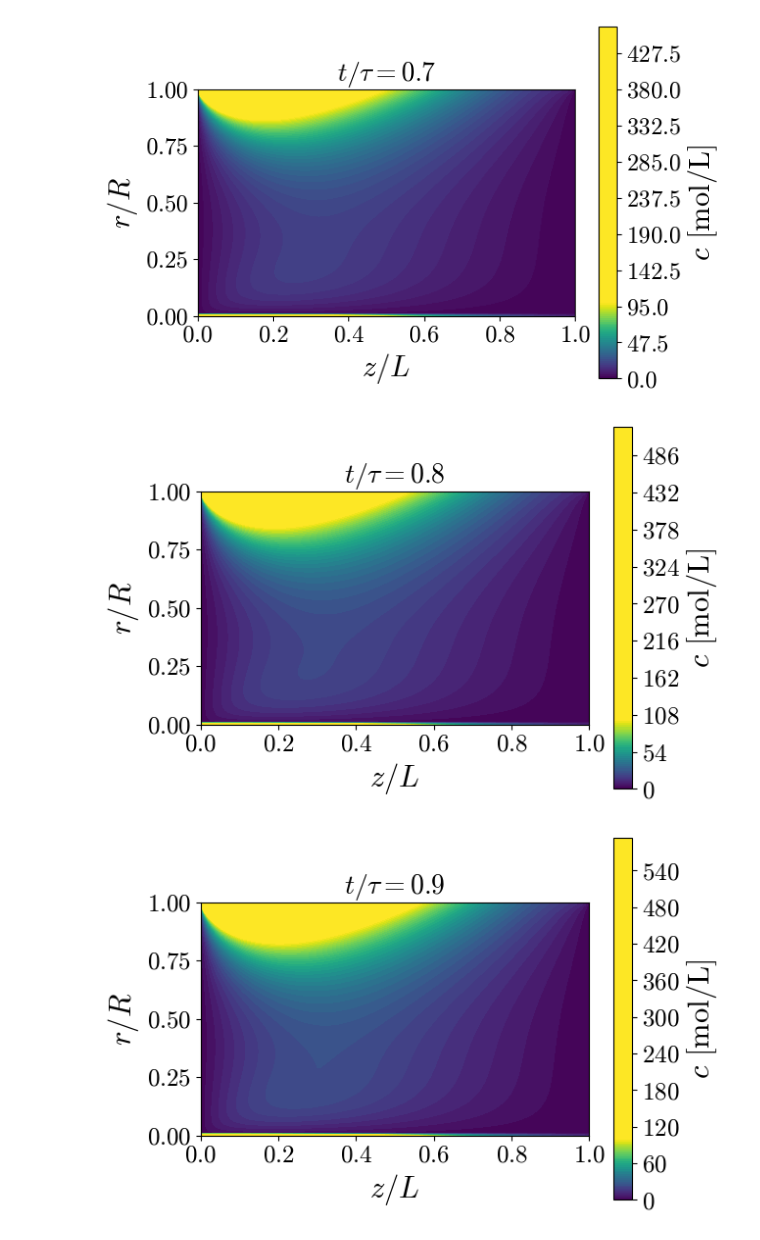
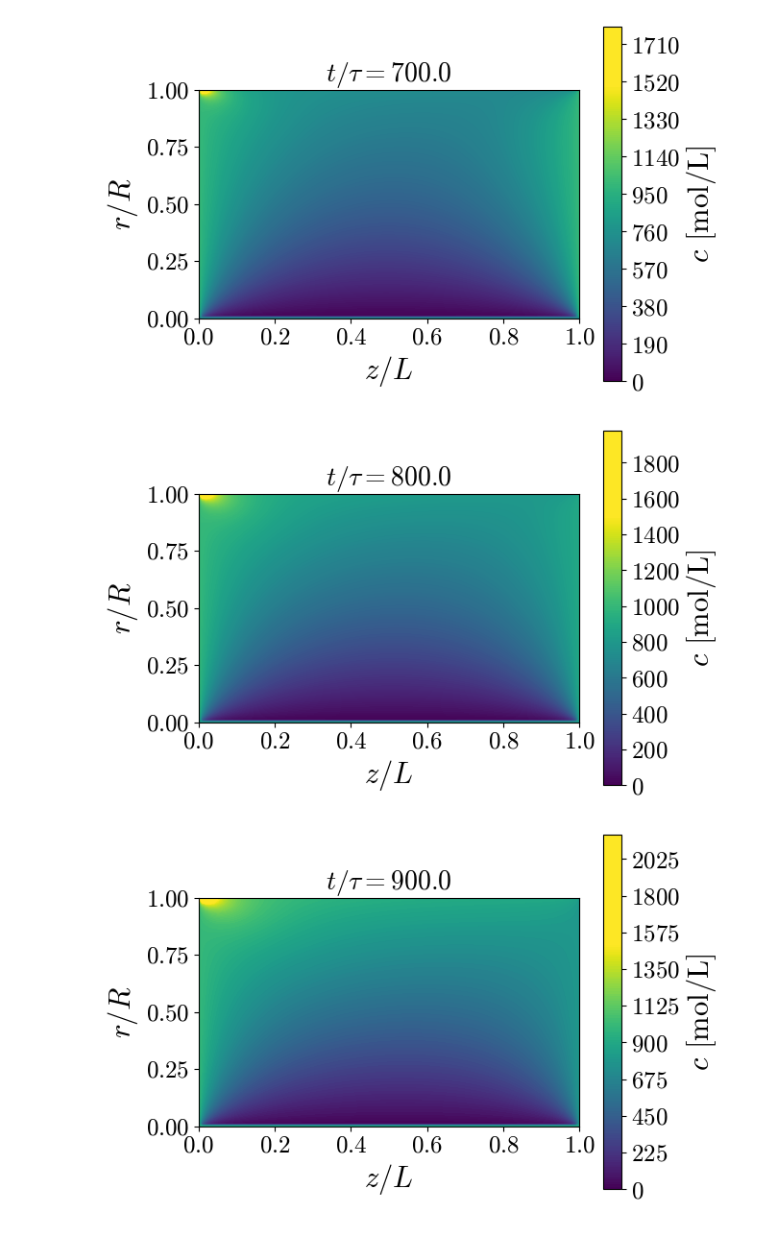
Before and after one commit to TrymNOHG/electro-filter, a Jupyter notebook: waterfilt.ipynb, the cells around one changed output. Saved outputs shown, nothing was run; the diff lists cells and outputs as text; code cells hidden in the pictures.

Commit message:
feat: work on boundary conditions

```diff
--- a/waterfilt.ipynb
+++ b/waterfilt.ipynb
@@ -13,7 +13,7 @@ plt.rcParams.update(newparams)
 # %%
 # A 2D plot-maker of C
 def contour_plot(Z, R, C, cmap='viridis', cbar_label=r'$c$ [mol/L]'):
-    contour = plt.contourf(Z, R, C, levels=200, cmap=cmap, vmin=0, vmax=100)
+    contour = plt.contourf(Z, R, C, levels=200, cmap=cmap, vmin=0, vmax=1500)
     cbar = plt.colorbar(contour, label=cbar_label)
 
     plt.xlabel('$z/L$')
@@ -135,19 +120,53 @@ def g4(z, t):
+# %%
+# Initial condition
+def f(z, r):
+    return np.zeros_like(ZZ)
+
+# Boundary conditions
+def i(r, t): # Concentration in
+    return 1000
+def e(z, t): # Electric
+    return np.zeros_like(z)
+# def o(r, t): # Concentration out
+#     # return np.zeros_like(r)
+#     time_step_wait = 700
+#     # return i(r,t)- np.log((np.exp(t) + 1)/ (np.exp(t-time_step_wait*ht) + 1)) if t > time_step_wait*ht else 0
+#     # return i(r, t) - (np.logaddexp(t, 0) - np.logaddexp(t - time_step_wait * ht, 0)) if t > time_step_wait * ht else 0
+#     # return i(r, t) - (np.logaddexp(t, 0) - np.logaddexp(t - time_step_wait * ht, 0))
+#     delay = 700 * ht
+#     if t < delay:
+#         return 0
+#     return i(r, t - delay) - d(r, t - delay)
+#     # return 0
+#     # return np.zeros_like(r)
+def o(c):
+    """
+        Here, a Neumann condition where the concentration at the outlet is equal to the concentration right before the outlet.
+    """
+    return c[-2]
+def d(z, t): # Deposition Function
+    # return np.log((np.exp(t) + 1)/2)
+    return np.logaddexp(t, 0) - np.log(2) # Numerically stable
+    # return t
 # %%
 # Example
-BC = [g1, g2, g3, g4]
+BC = [i, e, o, d]
 A_matr = coeff_matrix(M)
 C0 = f(z, r) # Initial concentration matrix
 
 Ck = C0
+alphanumeric = 65
 for k in range(len(t)-1):
     g = boundary_vector(grid, k, BC, M)
     C = concentration_scheme(grid, k, A_matr, Ck, g, BC, M)
 
-    if (k+1) % 10 == 0:  # Plot every 10th iteration
+    if (k+1) % 100 == 0:  # Plot every 10th iteration
         plt.figure()
         plt.title(f'$t/\\tau= {(k+1)/K}$')
         contour_plot(ZZ, RR, C)
+        plt.savefig(f"output/{chr(alphanumeric)}.png", bbox_inches='tight')
         plt.show()
+        alphanumeric += 1
 
     Ck = C
 # %% [output]
@@ -160,3 +179,3 @@ for k in range(len(t)-1):
-[figure, old version]
+[figure, new version]
-[figure, old version]
+[figure, new version]
-[figure, old version]
+[figure, new version]
```
Also changed, not shown: parts of 6 cells of this notebook, 1 other file.
